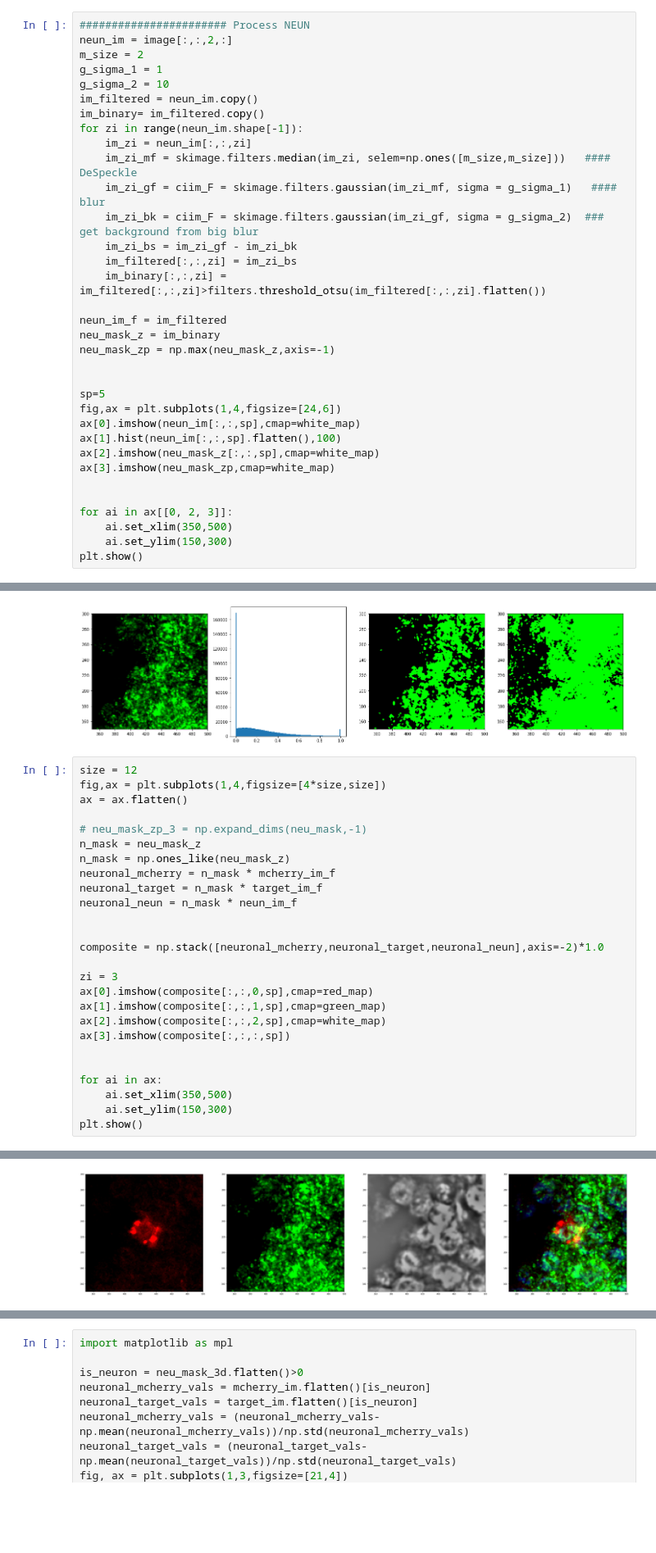
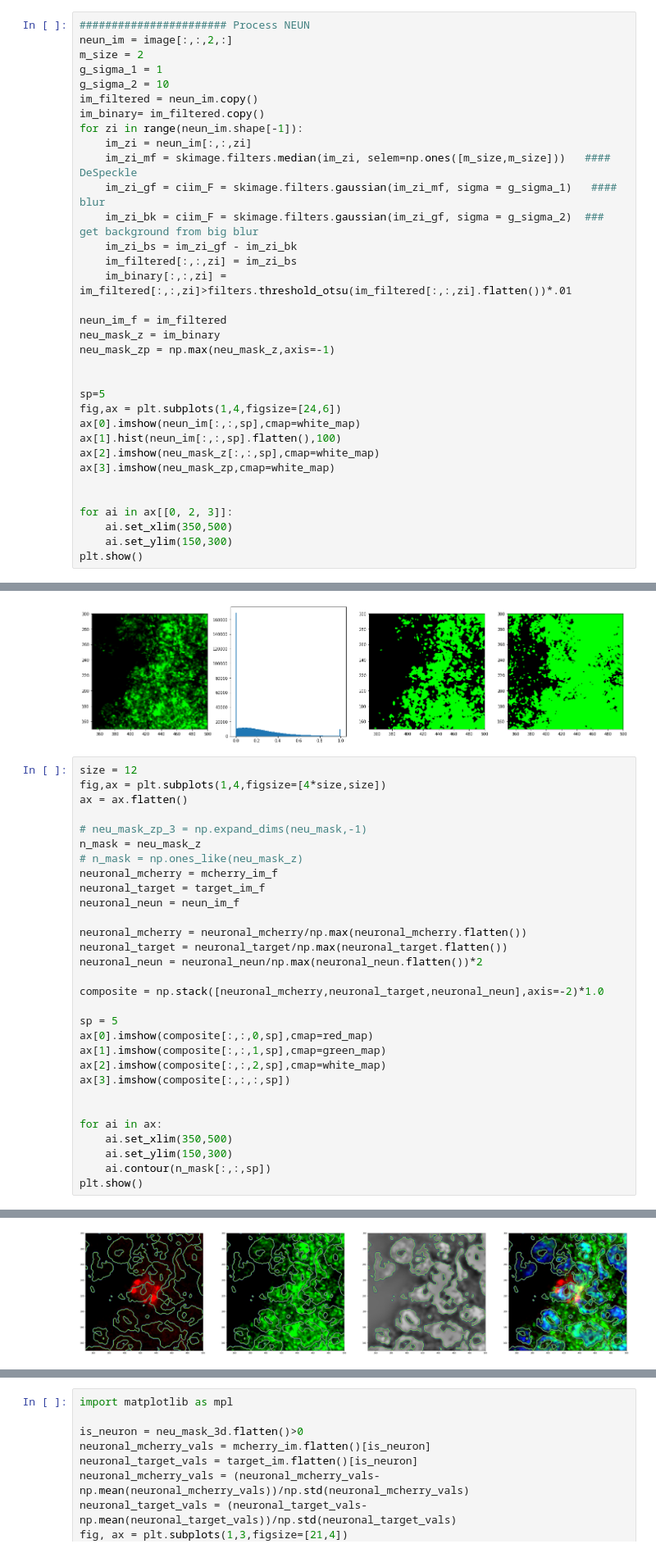
Before and after one commit to dtabuena/Images, a Jupyter notebook: Analyzing_Confocal.ipynb, the cells around one changed output, grey strips where cells are left out. Shown at 82% size. Saved outputs shown, nothing was run; the diff lists cells and outputs as text; blank space fills up the shorter version.

```diff
--- a/Analyzing_Confocal.ipynb
+++ b/Analyzing_Confocal.ipynb
@@ -105,7 +105,7 @@ for zi in range(neun_im.shape[-1]):
     im_zi_bk = ciim_F = skimage.filters.gaussian(im_zi_gf, sigma = g_sigma_2)  ### get background from big blur
     im_zi_bs = im_zi_gf - im_zi_bk
     im_filtered[:,:,zi] = im_zi_bs
-    im_binary[:,:,zi] = im_filtered[:,:,zi]>filters.threshold_otsu(im_filtered[:,:,zi].flatten())
+    im_binary[:,:,zi] = im_filtered[:,:,zi]>filters.threshold_otsu(im_filtered[:,:,zi].flatten())*.01
 
 neun_im_f = im_filtered
 neu_mask_z = im_binary
@@ -201,29 +201,33 @@ plt.show()
 # %%
 size = 12
 fig,ax = plt.subplots(1,4,figsize=[4*size,size])
 ax = ax.flatten()
 
 # neu_mask_zp_3 = np.expand_dims(neu_mask,-1)
 n_mask = neu_mask_z
-n_mask = np.ones_like(neu_mask_z)
-neuronal_mcherry = n_mask * mcherry_im_f
-neuronal_target = n_mask * target_im_f
-neuronal_neun = n_mask * neun_im_f
+# n_mask = np.ones_like(neu_mask_z)
+neuronal_mcherry = mcherry_im_f
+neuronal_target = target_im_f
+neuronal_neun = neun_im_f
 
+neuronal_mcherry = neuronal_mcherry/np.max(neuronal_mcherry.flatten())
+neuronal_target = neuronal_target/np.max(neuronal_target.flatten())
+neuronal_neun = neuronal_neun/np.max(neuronal_neun.flatten())*2
 
 composite = np.stack([neuronal_mcherry,neuronal_target,neuronal_neun],axis=-2)*1.0
 
-zi = 3
+sp = 5
 ax[0].imshow(composite[:,:,0,sp],cmap=red_map)
 ax[1].imshow(composite[:,:,1,sp],cmap=green_map)
 ax[2].imshow(composite[:,:,2,sp],cmap=white_map)
 ax[3].imshow(composite[:,:,:,sp])
 
 
 for ai in ax:
     ai.set_xlim(350,500)
     ai.set_ylim(150,300)
+    ai.contour(n_mask[:,:,sp])
 plt.show()
 # %% [output]
 WARNING:matplotlib.image:Clipping input data to the valid range for imshow with RGB data ([0..1] for floats or [0..255] for integers).
-[figure, old version]
+[figure, new version]
```
Also changed, not shown: parts of 3 cells of this notebook.
